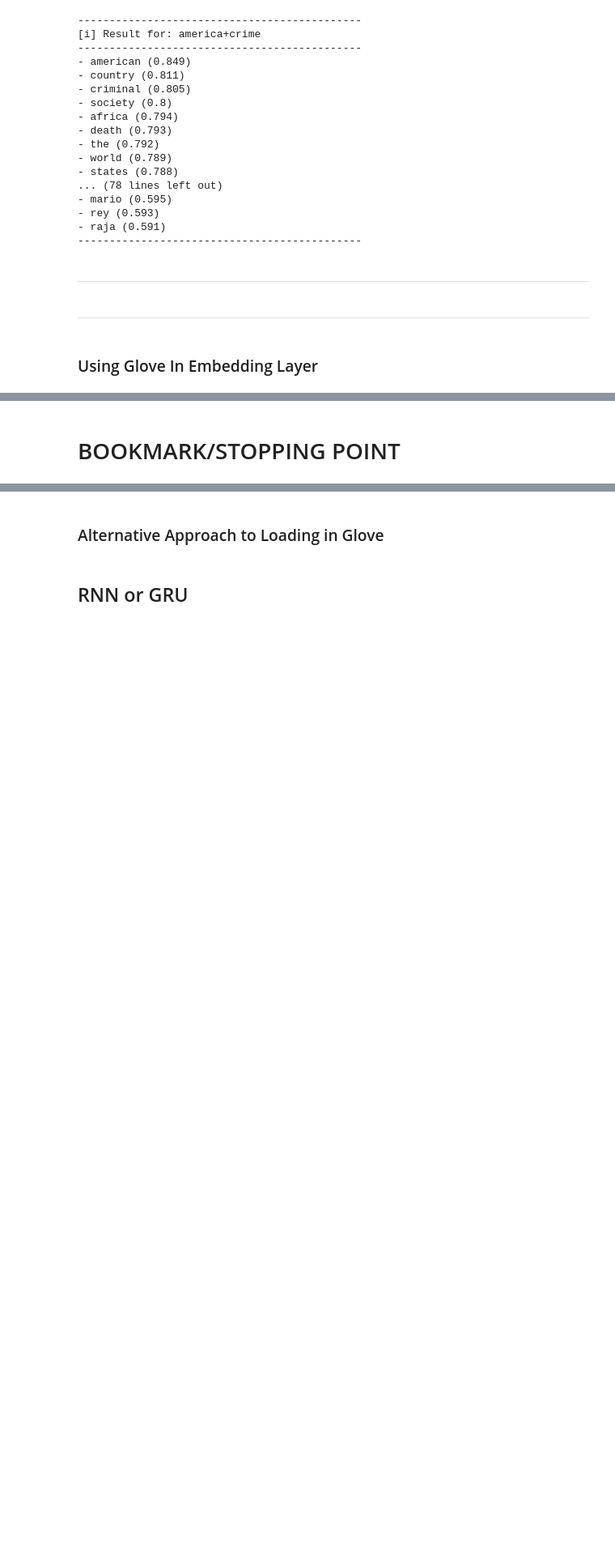
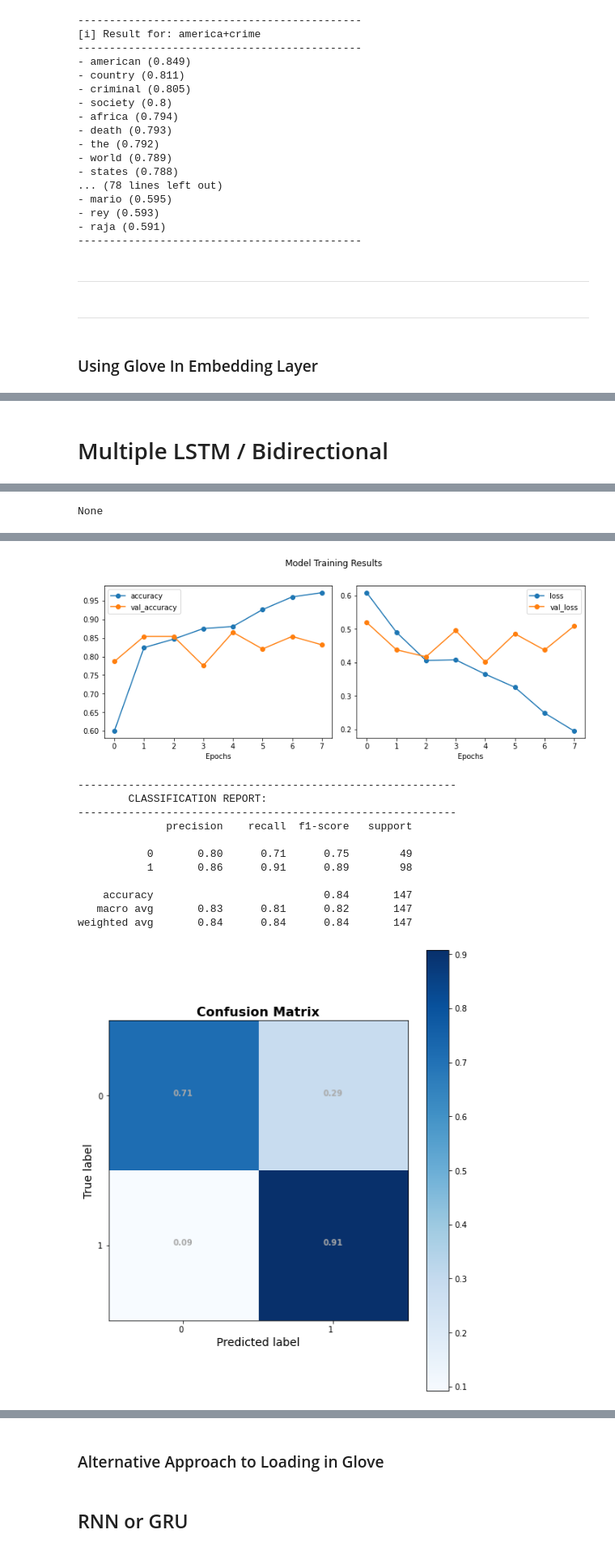
Before and after one commit to learn-co-curriculum/aug-ds-ft-2020-notebooks, a Jupyter notebook: capstone/deep_nlp_revisted_01062021/deep_nlp_revisited.ipynb, the cells around one changed output, grey strips where cells are left out. Shown: that part at 81% size. Saved outputs shown, nothing was run; the diff lists cells and outputs as text; code cells hidden in the pictures; blank space fills up the shorter version.

```diff
--- a/capstone/deep_nlp_revisted_01062021/deep_nlp_revisited.ipynb
+++ b/capstone/deep_nlp_revisted_01062021/deep_nlp_revisited.ipynb
@@ -952,2 +1044,0 @@ weighted avg       0.83      0.84      0.83       147
-# %% [markdown]
-# BOOKMARK/STOPPING POINT
@@ -959,16 +1045,33 @@ stop
+# %% [markdown]
+# Multiple LSTM / Bidirectional
 # %%
-del model2
+ #where codealong get this?
+def make_model_2lstm(wv):
+    model=Sequential()
 
-model2=Sequential()
-model2.add(embedding_layer)
-model2.add(LSTM(50,return_sequences=False))
-# model.add(GlobalMaxPool1D())
-# model.add(Dropout(0.5))
-model2.add(Dense(25, activation='relu'))
-# model.add(Dropout(0.5))
-model2.add(Dense(2, activation='softmax'))
+    model.add(wv.get_keras_embedding())#Embedding(MAX_WORDS, EMBEDDING_SIZE))
+    model.add(LSTM(50,return_sequences=True))
+    model.add(Dropout(0.3))
+    model.add(LSTM(50,return_sequences=False,recurrent_dropout=0.3))
 
-model2.compile(loss='categorical_crossentropy',#'categorical_crossentropy',
-              optimizer='adam',
-              metrics=['accuracy'])
-model2.summary()
+    # model.add(GlobalMaxPool1D())
+    # model.add(Dropout(0.5))
+    model.add(Dense(25, activation='relu',activity_regularizer='l2'))
+    model.add(Dropout(0.5))
+    model.add(Dense(2, activation='softmax'))
+
+    model.compile(loss='categorical_crossentropy',#'categorical_crossentropy',
+                  optimizer='adam',
+                  metrics=['accuracy'])
+    display(model.summary())
+    return model
+
+model = make_model_2lstm(wv)
+history = model.fit(X_train_seq, y_train_seq, epochs=50,
+                    batch_size=32, validation_split=0.2,
+                    callbacks=get_earlystop(patience=3),
+                   class_weight=weights_dict)
+
+y_hat_test = model.predict(X_test_seq).argmax(axis=1)
+kg.evaluate_model(y_test_seq,y_hat_test,history)
+# %% [output]
@@ -974,0 +1095 @@ model2.summary()
+None
@@ -974,0 +1112,13 @@ model2.summary()
+[figure, added]
+------------------------------------------------------------
+        CLASSIFICATION REPORT:
+------------------------------------------------------------
+              precision    recall  f1-score   support
+
+           0       0.80      0.71      0.75        49
+           1       0.86      0.91      0.89        98
+
+    accuracy                           0.84       147
+   macro avg       0.83      0.81      0.82       147
+weighted avg       0.84      0.84      0.84       147
+[figure, added]
```
Also changed, not shown: parts of 85 cells of this notebook, 1 other file.
